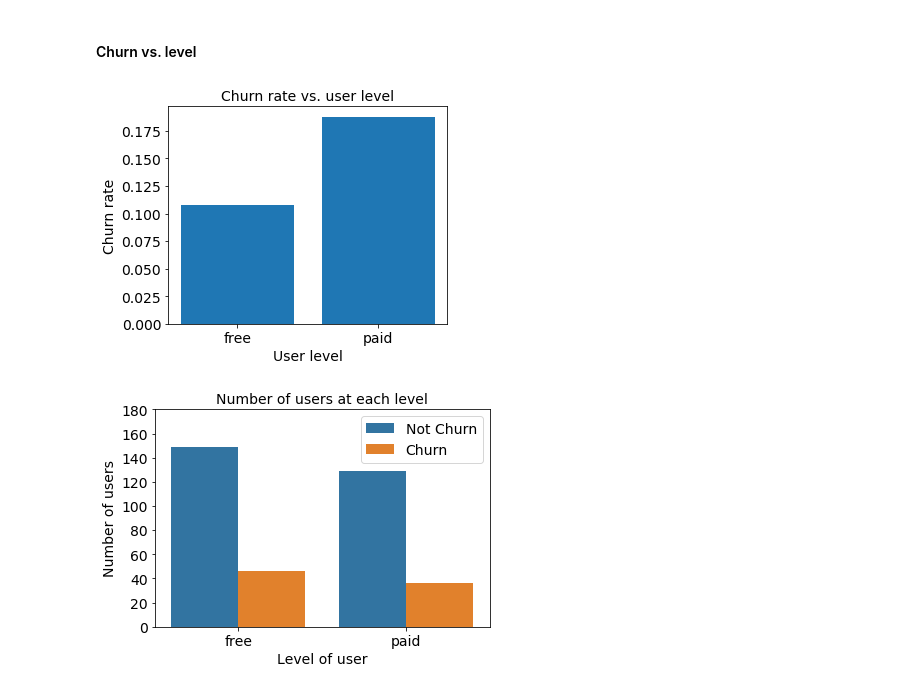
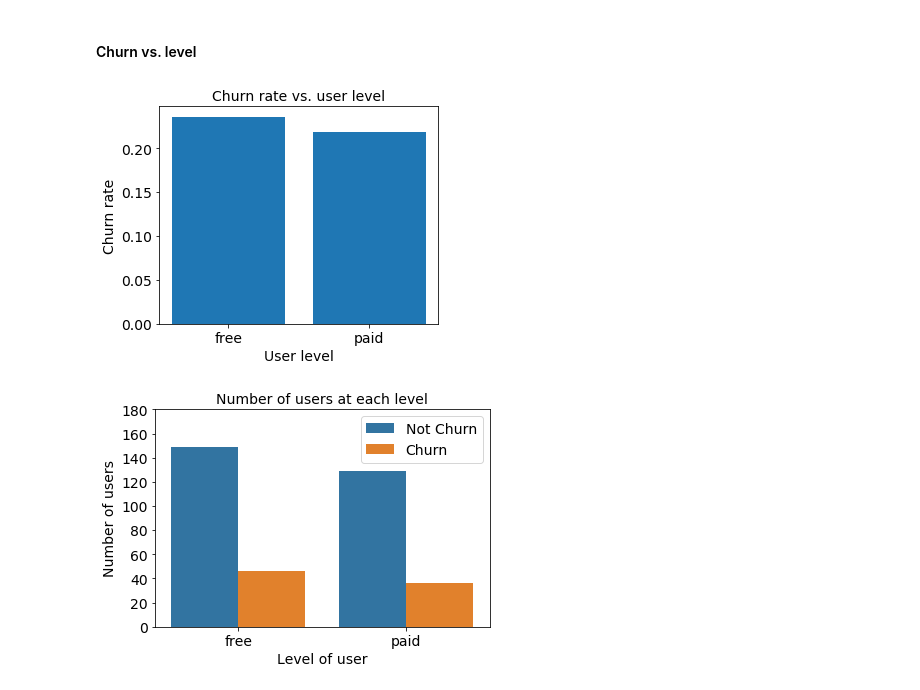
Before and after one commit to angang-li/sparkify, a Jupyter notebook: Sparkify.ipynb, the cells around one changed output. Cells and saved outputs as stored; diff of their text form; code cells hidden in the pictures.

```diff
--- a/Sparkify.ipynb
+++ b/Sparkify.ipynb
@@ -597,26 +589,22 @@ plt.legend(loc='best', fontsize=14);
 #### Churn vs. level
 # %%
 # Calculate churns by level
-levels = spark.sql(
-    '''
-    SELECT level, SUM(churned) num_churns, COUNT(DISTINCT userId) num_users
-    FROM df_sub_table
-    GROUP BY level
-    ORDER BY level
-    '''
-)
+levels = df_sub.select(['userId', 'level', 'churnUser'])\
+    .dropDuplicates()\
+    .groupBy('level')\
+    .agg(count('userId').alias('num_users'), Fsum('churnUser').alias('num_churns'))
 levels_df = levels.toPandas()
 
 # Visualize level patterns
 plt.figure(figsize=(5,4))
 plt.bar(levels_df['level'], levels_df['num_churns'] / levels_df['num_users'])
 plt.xticks(fontsize=14)
 plt.yticks(fontsize=14)
 plt.xlabel("User level", fontsize=14)
 plt.ylabel("Churn rate", fontsize=14)
 plt.title("Churn rate vs. user level", fontsize=14);
 # %% [output]
-[figure, old version]
+[figure, new version]
 # %%
 # Visualize the number of users by level
 func_churn_label = udf(lambda x: 'Churn' if x == 1 else 'Not Churn')
```
Also changed, not shown: parts of 12 cells of this notebook.
